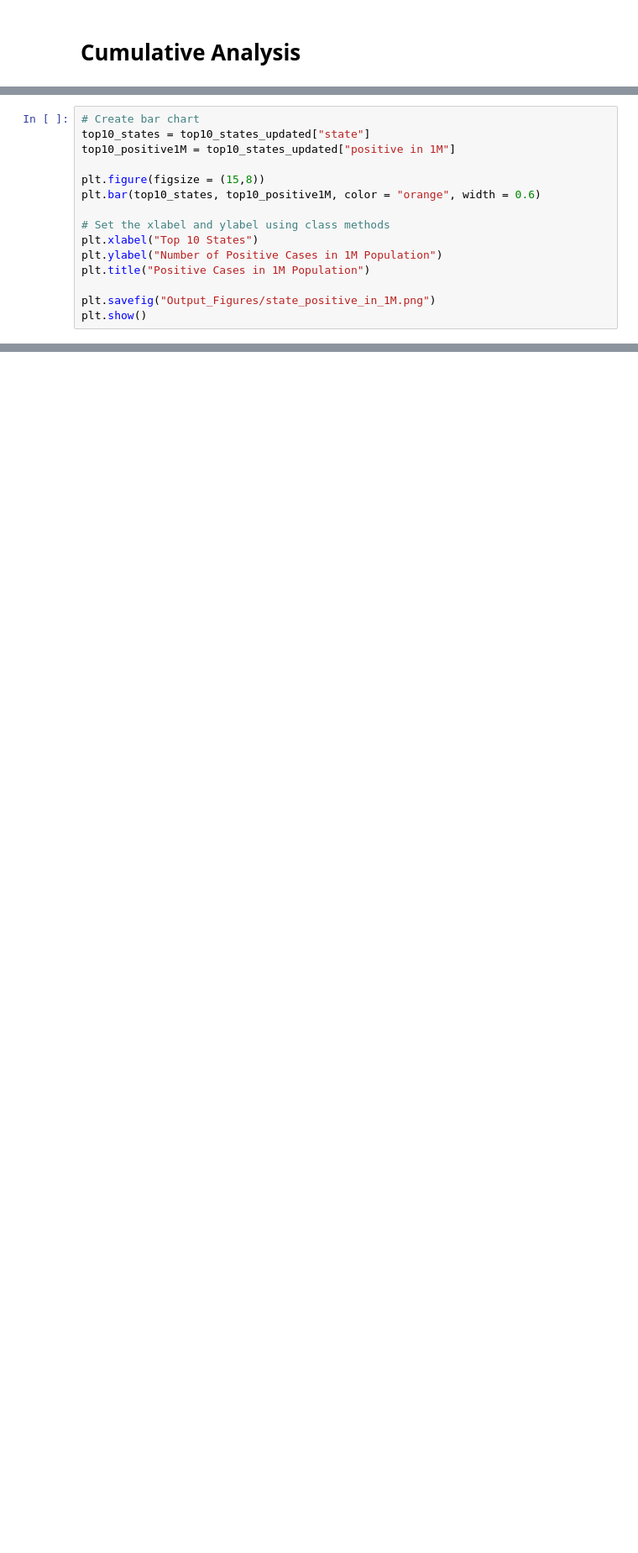
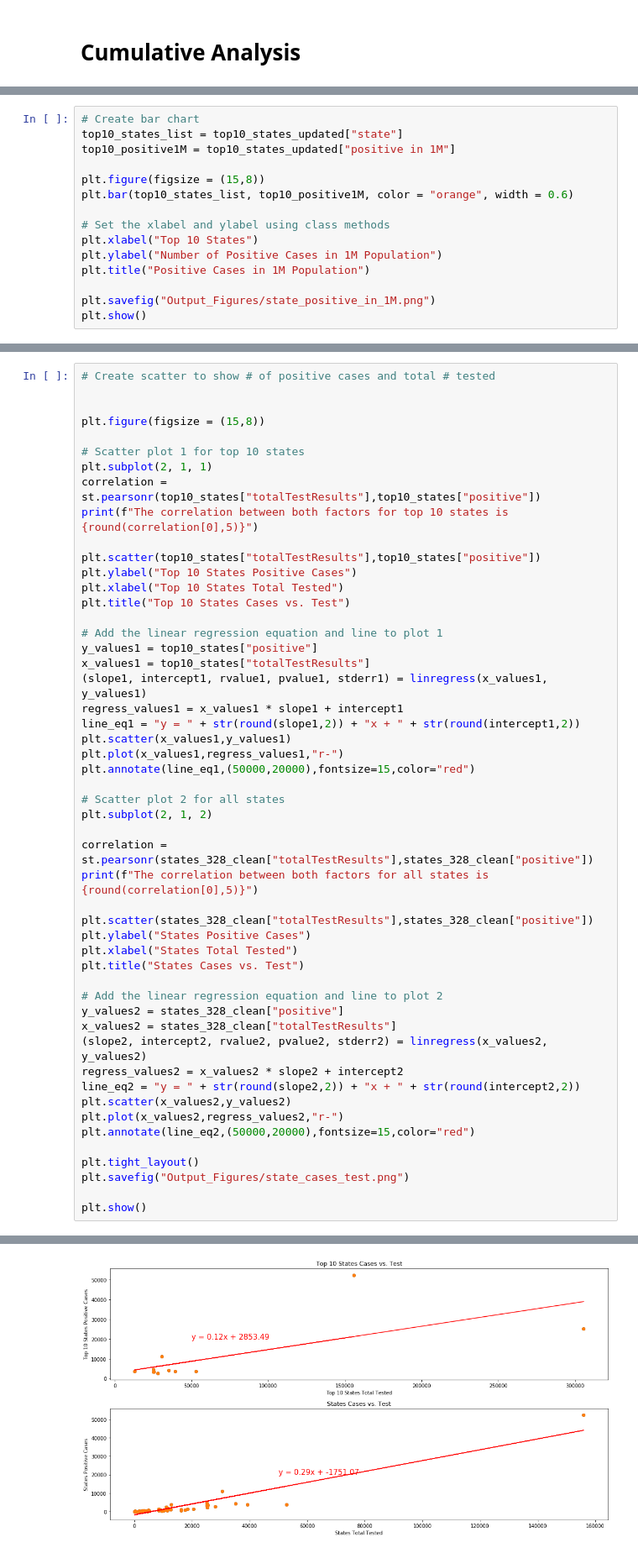
Before and after one commit to sereneys/Databootcamp-project-1, a Jupyter notebook: Covid-19-US-Analysis.ipynb, the cells around one changed output, grey strips where cells are left out. Shown: that part at 84% size. Drawn from its saved outputs; the diff is of its cells as text; blank space fills up the shorter version.

Commit message:
uploaded final notebook and outputs

```diff
--- a/Covid-19-US-Analysis.ipynb
+++ b/Covid-19-US-Analysis.ipynb
@@ -359,11 +386,11 @@ top10_states_population = top10_states_updated["state population(2018)"]
 top10_states_updated["positive in 1M"] = top10_states_positive/top10_states_population *1000000
 # %%
 # Create bar chart
-top10_states = top10_states_updated["state"]
+top10_states_list = top10_states_updated["state"]
 top10_positive1M = top10_states_updated["positive in 1M"]
 
 plt.figure(figsize = (15,8))
-plt.bar(top10_states, top10_positive1M, color = "orange", width = 0.6)
+plt.bar(top10_states_list, top10_positive1M, color = "orange", width = 0.6)
 
 # Set the xlabel and ylabel using class methods
 plt.xlabel("Top 10 States")
@@ -378,0 +404,52 @@ plt.show()
+# %%
+# Create scatter to show # of positive cases and total # tested
+
+
+plt.figure(figsize = (15,8))
+
+# Scatter plot 1 for top 10 states
+plt.subplot(2, 1, 1)
+correlation = st.pearsonr(top10_states["totalTestResults"],top10_states["positive"])
+print(f"The correlation between both factors for top 10 states is {round(correlation[0],5)}")
+
+plt.scatter(top10_states["totalTestResults"],top10_states["positive"])
+plt.ylabel("Top 10 States Positive Cases")
+plt.xlabel("Top 10 States Total Tested")
+plt.title("Top 10 States Cases vs. Test")
+
+# Add the linear regression equation and line to plot 1
+y_values1 = top10_states["positive"]
+x_values1 = top10_states["totalTestResults"]
+(slope1, intercept1, rvalue1, pvalue1, stderr1) = linregress(x_values1, y_values1)
+regress_values1 = x_values1 * slope1 + intercept1
+line_eq1 = "y = " + str(round(slope1,2)) + "x + " + str(round(intercept1,2))
+plt.scatter(x_values1,y_values1)
+plt.plot(x_values1,regress_values1,"r-")
+plt.annotate(line_eq1,(50000,20000),fontsize=15,color="red")
+
+# Scatter plot 2 for all states
+plt.subplot(2, 1, 2)
+
+correlation = st.pearsonr(states_328_clean["totalTestResults"],states_328_clean["positive"])
+print(f"The correlation between both factors for all states is {round(correlation[0],5)}")
+
+plt.scatter(states_328_clean["totalTestResults"],states_328_clean["positive"])
+plt.ylabel("States Positive Cases")
+plt.xlabel("States Total Tested")
+plt.title("States Cases vs. Test")
+
+# Add the linear regression equation and line to plot 2
+y_values2 = states_328_clean["positive"]
+x_values2 = states_328_clean["totalTestResults"]
+(slope2, intercept2, rvalue2, pvalue2, stderr2) = linregress(x_values2, y_values2)
+regress_values2 = x_values2 * slope2 + intercept2
+line_eq2 = "y = " + str(round(slope2,2)) + "x + " + str(round(intercept2,2))
+plt.scatter(x_values2,y_values2)
+plt.plot(x_values2,regress_values2,"r-")
+plt.annotate(line_eq2,(50000,20000),fontsize=15,color="red")
+
+plt.tight_layout()
+plt.savefig("Output_Figures/state_cases_test.png")
+
+plt.show()
+# %% [output]
@@ -379,3 +458,4 @@ plt.show()
+[figure, added]
 # %%
 # Merge all states 3/28 covid-19 data with states geo data
 states_completed_data = pd.merge(sorted_states328, state_complete, on = "state", how = "left").dropna()
```
Also changed, not shown: parts of 49 cells of this notebook, 18 other files.
